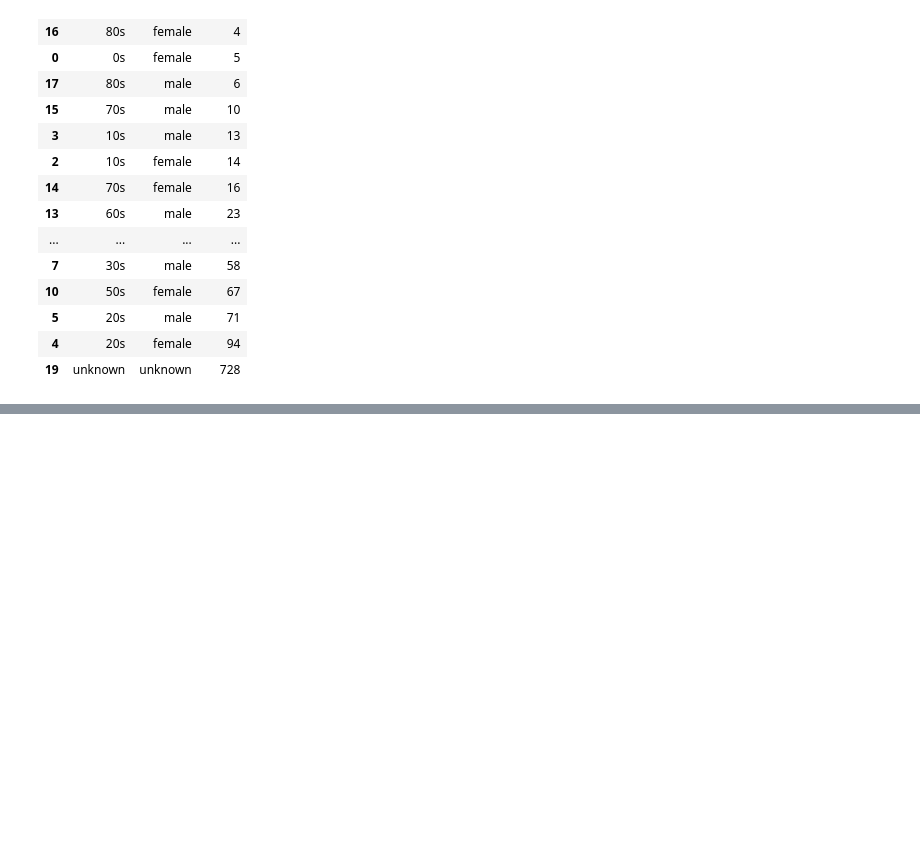
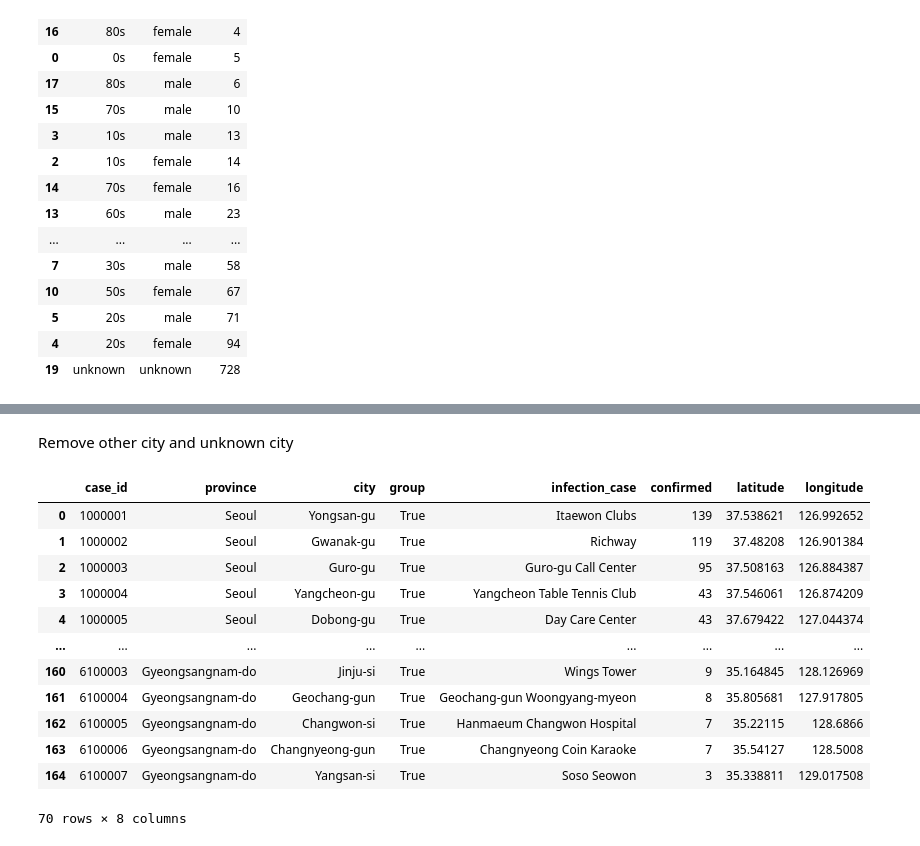
Before and after one commit to stefanusgusega/covid-data-analysis, a Jupyter notebook: notebook/eda.ipynb, the cells around one changed output, grey strips where cells are left out. Saved outputs shown, nothing was run; the diff lists cells and outputs as text; code cells hidden in the pictures; blank space fills up the shorter version.

```diff
--- a/notebook/eda.ipynb
+++ b/notebook/eda.ipynb
@@ -231,0 +280,19 @@ grouped_age_sex_df
+# %% [markdown]
+Remove other city and unknown city
+# %%
+known_city_df = case_df[(case_df['city'] != '-') & (case_df['city'] != 'from other city')]
+known_city_df
+# %% [output]
+|  | case_id | province | city | group | infection_case | confirmed | latitude | longitude |
+| 0 | 1000001 | Seoul | Yongsan-gu | True | Itaewon Clubs | 139 | 37.538621 | 126.992652 |
+| 1 | 1000002 | Seoul | Gwanak-gu | True | Richway | 119 | 37.48208 | 126.901384 |
+| 2 | 1000003 | Seoul | Guro-gu | True | Guro-gu Call Center | 95 | 37.508163 | 126.884387 |
+| 3 | 1000004 | Seoul | Yangcheon-gu | True | Yangcheon Table Tennis Club | 43 | 37.546061 | 126.874209 |
+| 4 | 1000005 | Seoul | Dobong-gu | True | Day Care Center | 43 | 37.679422 | 127.044374 |
+| ... | ... | ... | ... | ... | ... | ... | ... | ... |
+| 160 | 6100003 | Gyeongsangnam-do | Jinju-si | True | Wings Tower | 9 | 35.164845 | 128.126969 |
+| 161 | 6100004 | Gyeongsangnam-do | Geochang-gun | True | Geochang-gun Woongyang-myeon | 8 | 35.805681 | 127.917805 |
+| 162 | 6100005 | Gyeongsangnam-do | Changwon-si | True | Hanmaeum Changwon Hospital | 7 | 35.22115 | 128.6866 |
+| 163 | 6100006 | Gyeongsangnam-do | Changnyeong-gun | True | Changnyeong Coin Karaoke | 7 | 35.54127 | 128.5008 |
+| 164 | 6100007 | Gyeongsangnam-do | Yangsan-si | True | Soso Seowon | 3 | 35.338811 | 129.017508 |
+70 rows × 8 columns
```
Also changed, not shown: parts of 12 cells of this notebook.
